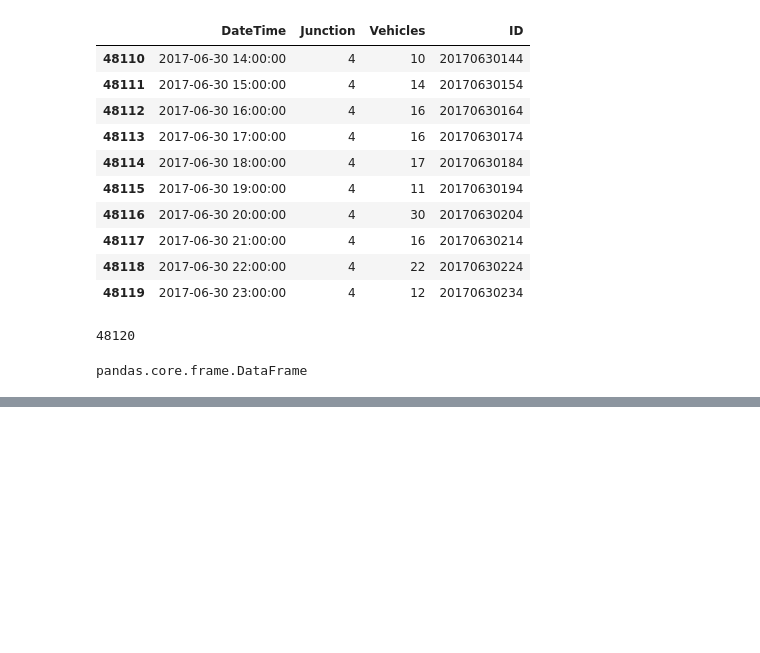
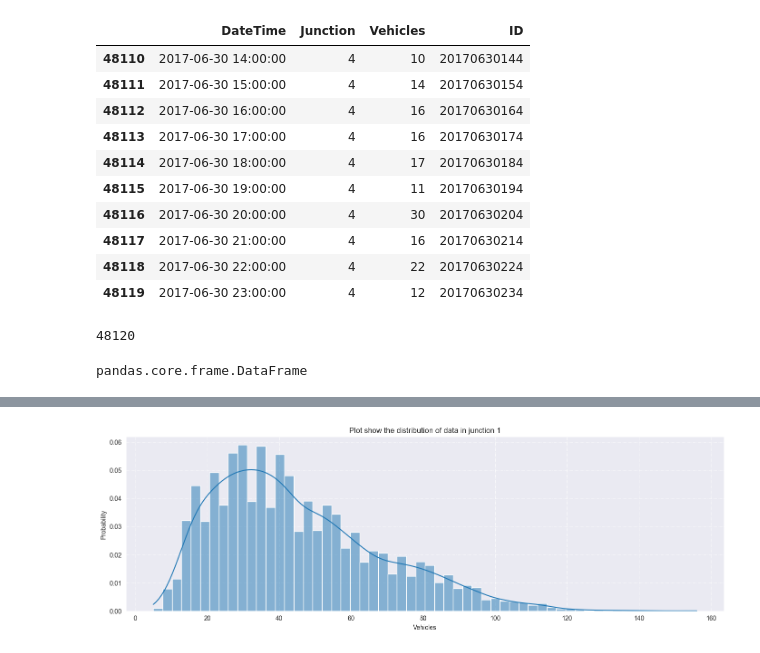
Before and after one commit to yasinsametkaraca/time-series-forecasting, a Jupyter notebook: smart-city/project.ipynb, the cells around one changed output, grey strips where cells are left out. Saved outputs shown, nothing was run; the diff lists cells and outputs as text; code cells hidden in the pictures; blank space fills up the shorter version.

```diff
--- a/smart-city/project.ipynb
+++ b/smart-city/project.ipynb
@@ -48,0 +70,12 @@ pandas.core.frame.DataFrame
+# %%
+def make_hist(junction=1):  #  I make a make_hist function for making histogram with kde plot, for plotting 4 junction
+    data_junction = df[df['Junction'] == junction]
+    f, ax = plt.subplots(figsize=(17, 5))
+    ax = sns.histplot(data_junction['Vehicles'], kde=True, stat='probability')
+    ax.set_title(f'Plot show the distribution of data in junction {junction}')
+    ax.grid(True, ls='-.', alpha=0.75)
+    plt.show()
+# %%
+make_hist(1)
+# %% [output]
+[figure, added]
```
Also changed, not shown: parts of 18 cells of this notebook, 4 other files.
